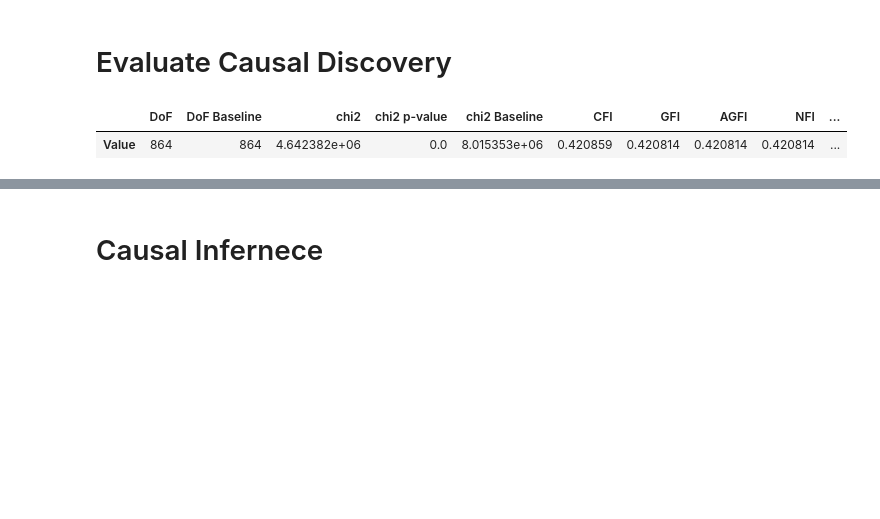
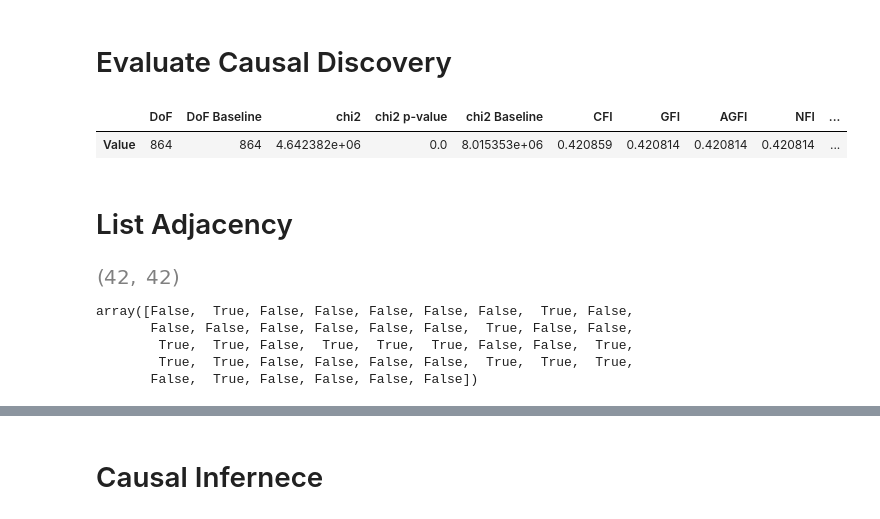
Before and after one commit to adolfojara10/article-network-intrusion, a Jupyter notebook: CausalMethods_UNSW-NB15.ipynb, the cells around one changed output, grey strips where cells are left out. Cells and saved outputs as stored; diff of their text form; code cells hidden in the pictures; blank space fills up the shorter version.

```diff
--- a/CausalMethods_UNSW-NB15.ipynb
+++ b/CausalMethods_UNSW-NB15.ipynb
@@ -203,3 +208,17 @@ lingam.utils.evaluate_model_fit(model_discovery.adjacency_matrix_, df_train_sele
 | Value | 864 | 864 | 4.642382e+06 | 0.0 | 8.015353e+06 | 0.420859 | 0.420814 | 0.420814 | 0.420814 | ... |
 # %%
 #lingam.utils.evaluate_model_fit(model_discovery.adjacency_matrix_, df_testing_selected)
+# %% [markdown]
+# List Adjacency
+# %%
+model_discovery.adjacency_matrix_.shape
+# %% [output]
+[figure, added]
+# %%
+model_discovery.adjacency_matrix_[:, 1] == model_discovery.adjacency_matrix_[1, :]
+# %% [output]
+array([False,  True, False, False, False, False, False,  True, False,
+       False, False, False, False, False, False,  True, False, False,
+        True,  True, False,  True,  True,  True, False, False,  True,
+        True,  True, False, False, False, False,  True,  True,  True,
+       False,  True, False, False, False, False])
```
Also changed, not shown: parts of 19 cells of this notebook, 3 other files.
